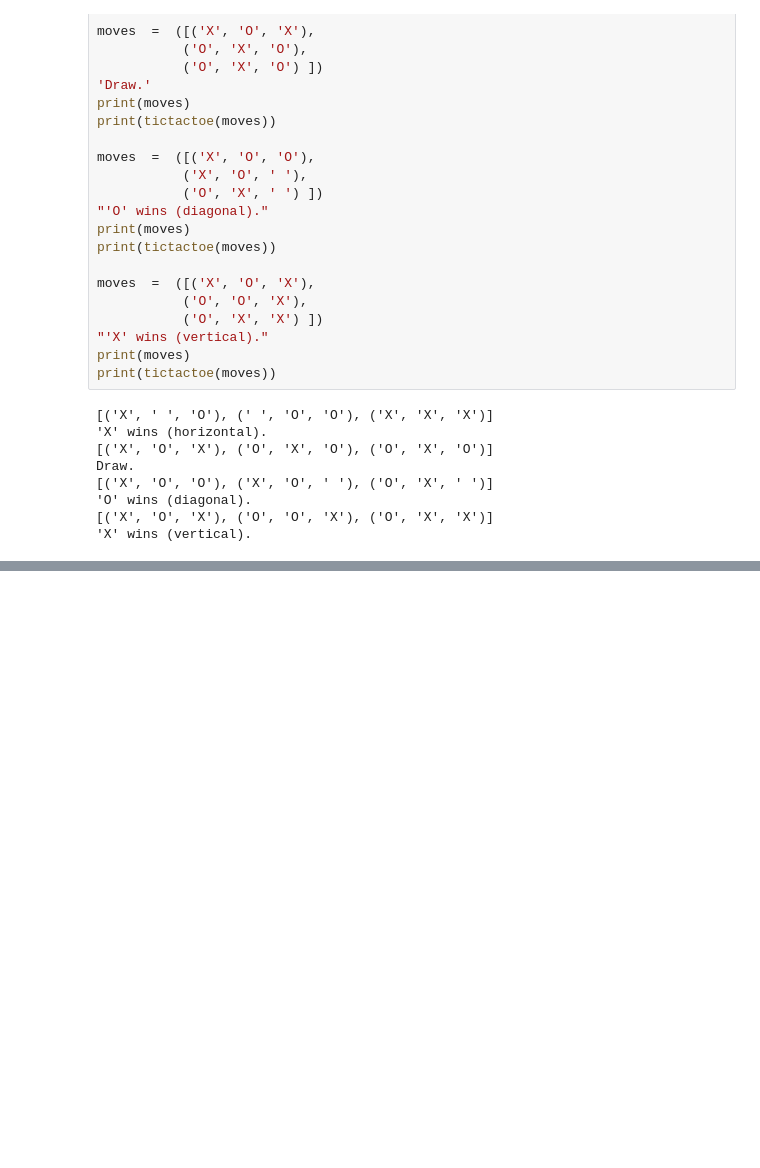
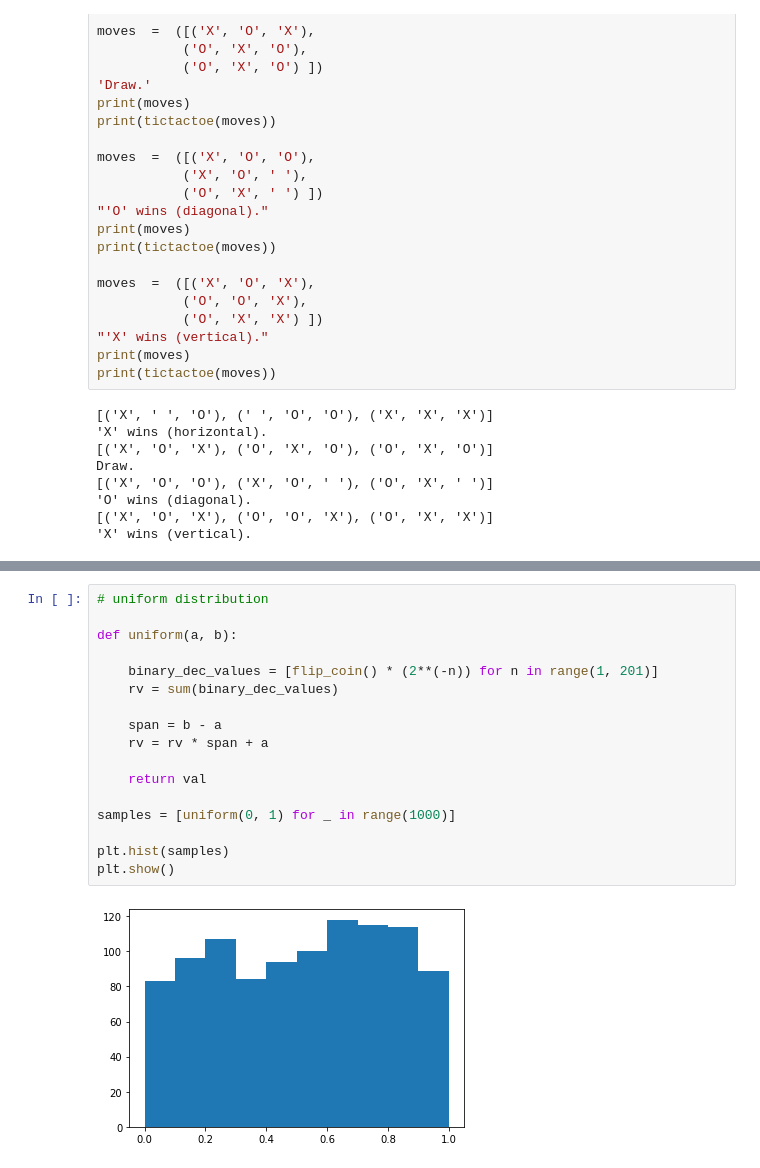
Before and after one commit to qcx201/ParetoPy, a Jupyter notebook: Notes/A.2.1-Challenge drafts.ipynb, the cells around one changed output, grey strips where cells are left out. Cells and saved outputs as stored; diff of their text form; blank space fills up the shorter version.

```diff
--- a/Notes/A.2.1-Challenge drafts.ipynb
+++ b/Notes/A.2.1-Challenge drafts.ipynb
@@ -740,0 +1501,19 @@ Draw.
+# %%
+# uniform distribution
+
+def uniform(a, b):
+
+    binary_dec_values = [flip_coin() * (2**(-n)) for n in range(1, 201)]
+    rv = sum(binary_dec_values)
+
+    span = b - a
+    rv = rv * span + a
+
+    return val
+
+samples = [uniform(0, 1) for _ in range(1000)]
+
+plt.hist(samples)
+plt.show()
+# %% [output]
+[figure, added]
```
Also changed, not shown: parts of 68 cells of this notebook, 1 other file.
